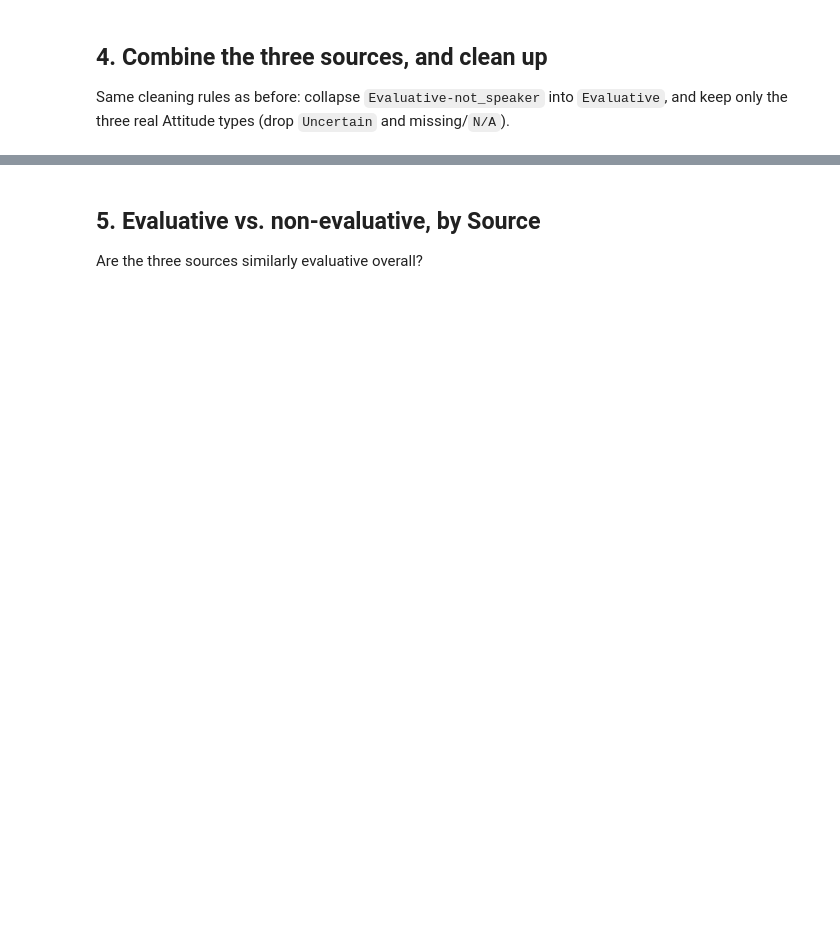
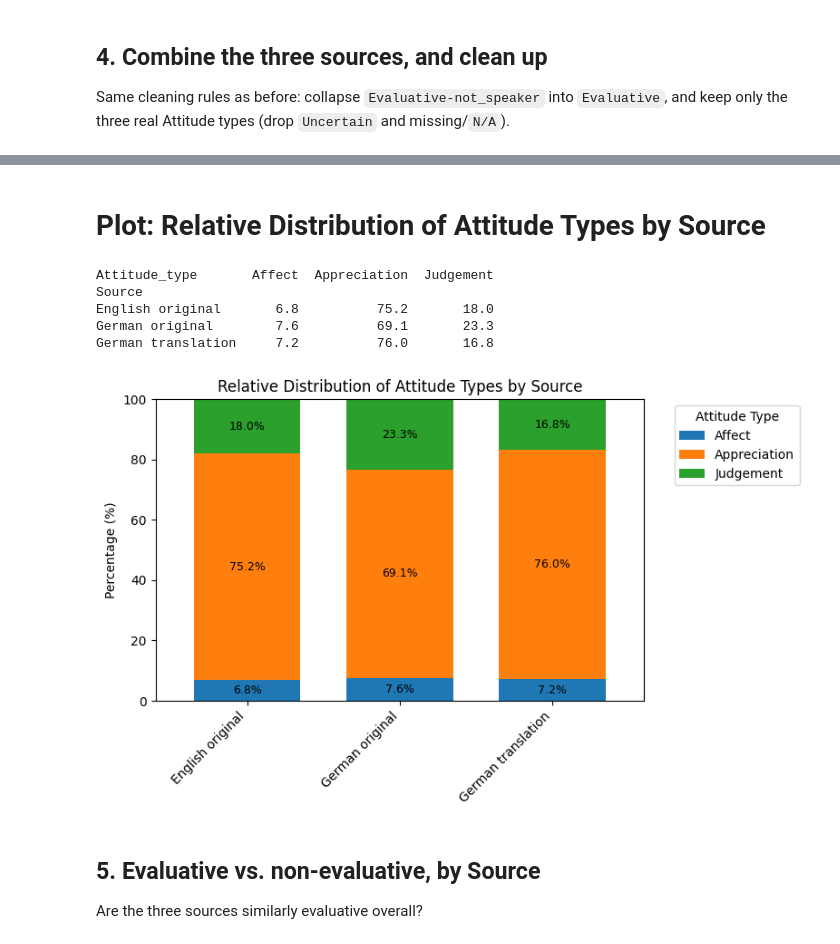
Before and after one commit to happy522/LREC2026-EmotionalizTED-Corpus, a Jupyter notebook: NEW analysis/German_Original_vs_German_Translated_analysis.ipynb, the cells around one changed output, grey strips where cells are left out. Saved outputs shown, nothing was run; the diff lists cells and outputs as text; code cells hidden in the pictures; blank space fills up the shorter version.

```diff
--- a/NEW analysis/German_Original_vs_German_Translated_analysis.ipynb
+++ b/NEW analysis/German_Original_vs_German_Translated_analysis.ipynb
@@ -297,3 +359,61 @@ print(pd.crosstab(df_attitude["Source"], df_attitude["Attitude_type"]))
+# %% [markdown]
+# Plot: Relative Distribution of Attitude Types by Source
+# %%
+import matplotlib.pyplot as plt
+
+# Percentage distribution of Attitude types per Source
+attitude_by_source_pct = pd.crosstab(
+    df_attitude["Source"],
+    df_attitude["Attitude_type"],
+    normalize="index"
+).mul(100)
+
+# Order categories
+attitude_by_source_pct = attitude_by_source_pct[
+    ["Affect", "Appreciation", "Judgement"]
+]
+
+print(attitude_by_source_pct.round(1))
+
+# Plot 100% stacked bar chart
+ax = attitude_by_source_pct.plot(
+    kind="bar",
+    stacked=True,
+    figsize=(8, 5),
+    width=0.7
+)
+
+plt.xlabel("")
+plt.ylabel("Percentage (%)")
+#plt.title("")
+
+plt.xticks(rotation=45, ha="right")
+
+# Add percentage labels
+for container in ax.containers:
+    ax.bar_label(
+        container,
+        labels=[f"{v:.1f}%" if v > 3 else "" for v in container.datavalues],
+        label_type="center",
+        fontsize=9
+    )
+
+plt.legend(
+    title="Attitude Type",
+    bbox_to_anchor=(1.05, 1),
+    loc="upper left"
+)
+
+plt.ylim(0, 100)
+plt.tight_layout()
+plt.show()
+# %% [output]
+Attitude_type       Affect  Appreciation  Judgement
+Source
+English original       6.8          75.2       18.0
+German original        7.6          69.1       23.3
+German translation     7.2          76.0       16.8
+[figure, added]
 # %% [markdown]
 ## 5. Evaluative vs. non-evaluative, by Source
 
```
Also changed, not shown: parts of 18 cells of this notebook.
